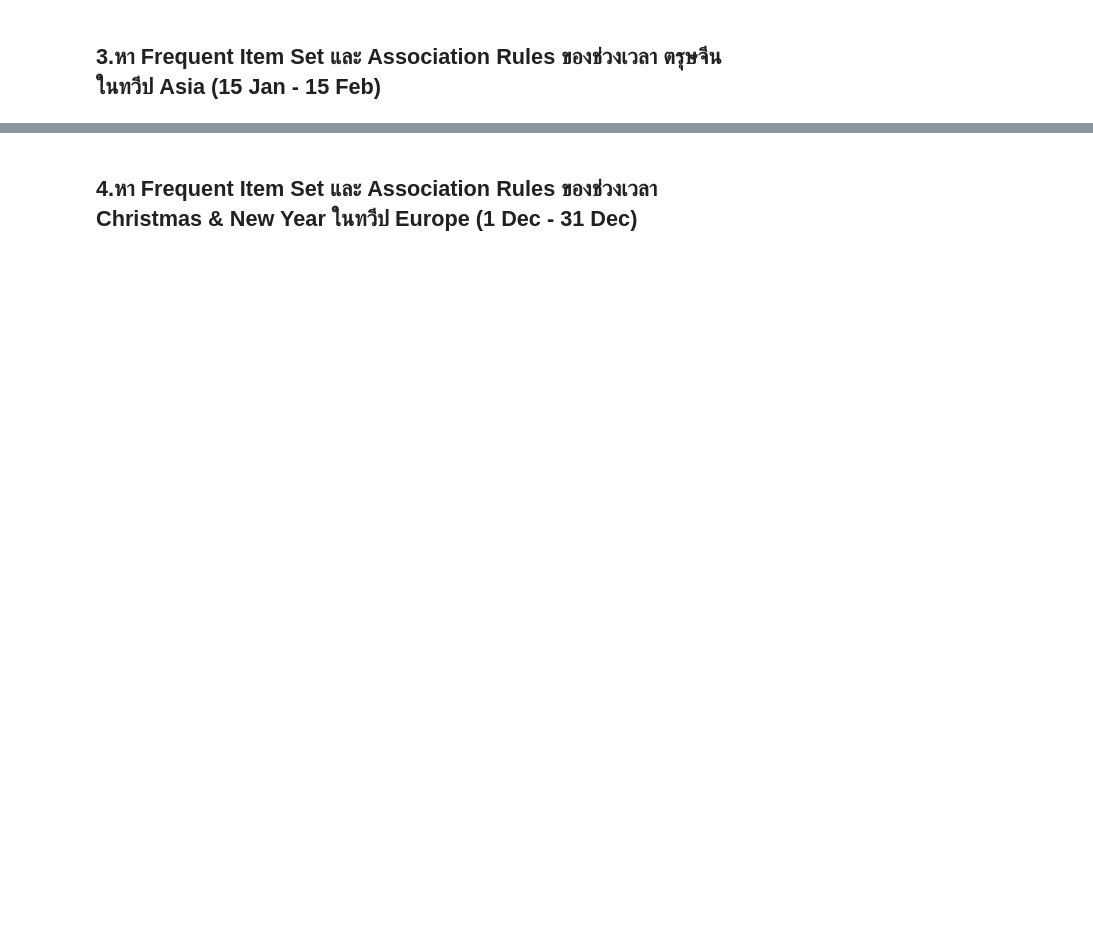
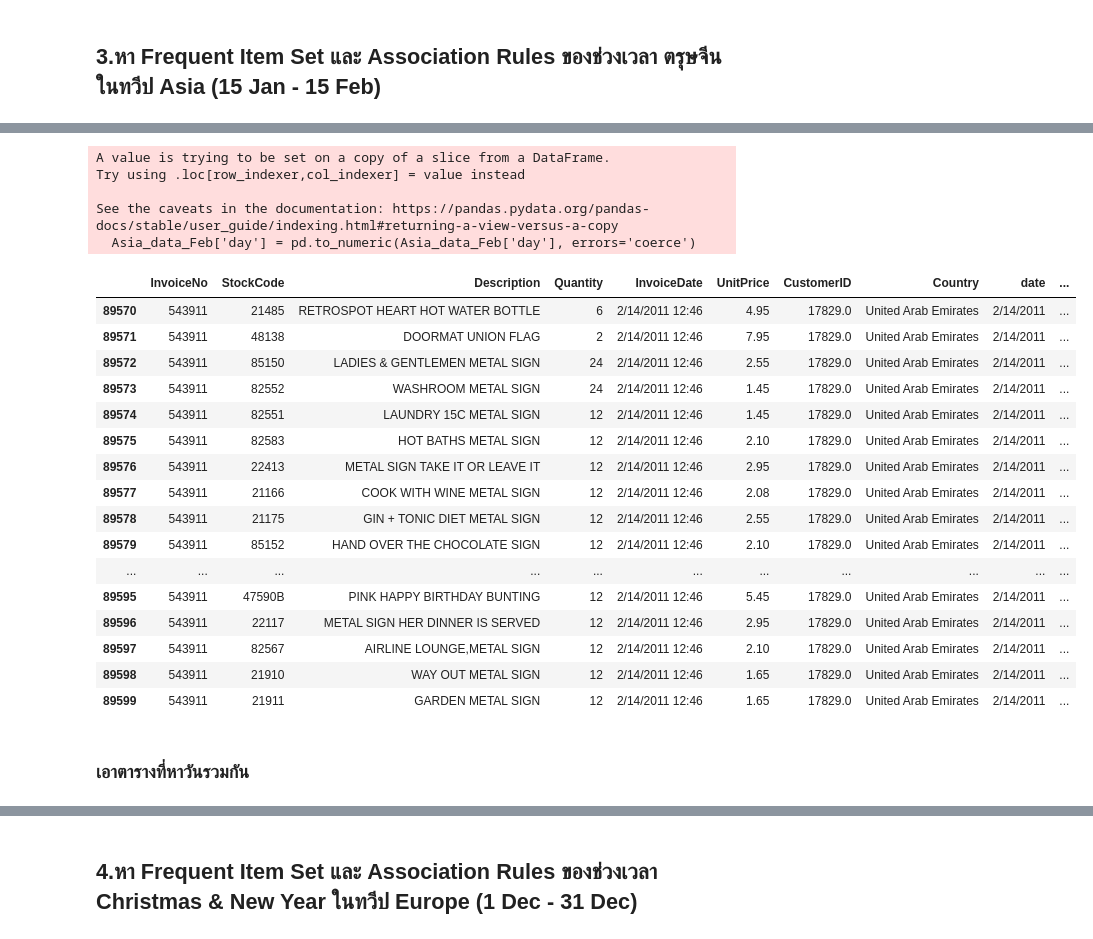
Before and after one commit to Penpitcha0634/BSC_DPDM23, a Jupyter notebook: Frequent_Patterns_(Association_Rules).ipynb, the cells around one changed output, grey strips where cells are left out. Cells and saved outputs as stored; diff of their text form; code cells hidden in the pictures; blank space fills up the shorter version.

```diff
--- a/Frequent_Patterns_(Association_Rules).ipynb
+++ b/Frequent_Patterns_(Association_Rules).ipynb
@@ -627,0 +721,32 @@ yes
+# %%
+Asia_data_Feb['day'] = pd.to_numeric(Asia_data_Feb['day'], errors='coerce')
+# %% [output]
+A value is trying to be set on a copy of a slice from a DataFrame.
+Try using .loc[row_indexer,col_indexer] = value instead
+
+See the caveats in the documentation: https://pandas.pydata.org/pandas-docs/stable/user_guide/indexing.html#returning-a-view-versus-a-copy
+  Asia_data_Feb['day'] = pd.to_numeric(Asia_data_Feb['day'], errors='coerce')
+# %%
+Asia_data_DF = Asia_data_Feb[Asia_data_Feb['day'] <= 15]
+# %%
+Asia_data_DF
+# %% [output]
+|  | InvoiceNo | StockCode | Description | Quantity | InvoiceDate | UnitPrice | CustomerID | Country | date | ... |
+| 89570 | 543911 | 21485 | RETROSPOT HEART HOT WATER BOTTLE | 6 | 2/14/2011 12:46 | 4.95 | 17829.0 | United Arab Emirates | 2/14/2011 | ... |
+| 89571 | 543911 | 48138 | DOORMAT UNION FLAG | 2 | 2/14/2011 12:46 | 7.95 | 17829.0 | United Arab Emirates | 2/14/2011 | ... |
+| 89572 | 543911 | 85150 | LADIES & GENTLEMEN METAL SIGN | 24 | 2/14/2011 12:46 | 2.55 | 17829.0 | United Arab Emirates | 2/14/2011 | ... |
+| 89573 | 543911 | 82552 | WASHROOM METAL SIGN | 24 | 2/14/2011 12:46 | 1.45 | 17829.0 | United Arab Emirates | 2/14/2011 | ... |
+| 89574 | 543911 | 82551 | LAUNDRY 15C METAL SIGN | 12 | 2/14/2011 12:46 | 1.45 | 17829.0 | United Arab Emirates | 2/14/2011 | ... |
+| 89575 | 543911 | 82583 | HOT BATHS METAL SIGN | 12 | 2/14/2011 12:46 | 2.10 | 17829.0 | United Arab Emirates | 2/14/2011 | ... |
+| 89576 | 543911 | 22413 | METAL SIGN TAKE IT OR LEAVE IT | 12 | 2/14/2011 12:46 | 2.95 | 17829.0 | United Arab Emirates | 2/14/2011 | ... |
+| 89577 | 543911 | 21166 | COOK WITH WINE METAL SIGN | 12 | 2/14/2011 12:46 | 2.08 | 17829.0 | United Arab Emirates | 2/14/2011 | ... |
+| 89578 | 543911 | 21175 | GIN + TONIC DIET METAL SIGN | 12 | 2/14/2011 12:46 | 2.55 | 17829.0 | United Arab Emirates | 2/14/2011 | ... |
+| 89579 | 543911 | 85152 | HAND OVER THE CHOCOLATE SIGN | 12 | 2/14/2011 12:46 | 2.10 | 17829.0 | United Arab Emirates | 2/14/2011 | ... |
+| ... | ... | ... | ... | ... | ... | ... | ... | ... | ... | ... |
+| 89595 | 543911 | 47590B | PINK HAPPY BIRTHDAY BUNTING | 12 | 2/14/2011 12:46 | 5.45 | 17829.0 | United Arab Emirates | 2/14/2011 | ... |
+| 89596 | 543911 | 22117 | METAL SIGN HER DINNER IS SERVED | 12 | 2/14/2011 12:46 | 2.95 | 17829.0 | United Arab Emirates | 2/14/2011 | ... |
+| 89597 | 543911 | 82567 | AIRLINE LOUNGE,METAL SIGN | 12 | 2/14/2011 12:46 | 2.10 | 17829.0 | United Arab Emirates | 2/14/2011 | ... |
+| 89598 | 543911 | 21910 | WAY OUT METAL SIGN | 12 | 2/14/2011 12:46 | 1.65 | 17829.0 | United Arab Emirates | 2/14/2011 | ... |
+| 89599 | 543911 | 21911 | GARDEN METAL SIGN | 12 | 2/14/2011 12:46 | 1.65 | 17829.0 | United Arab Emirates | 2/14/2011 | ... |
+# %% [markdown]
+### เอาตารางที่หาวันรวมกัน
```
Also changed, not shown: parts of 32 cells of this notebook.
